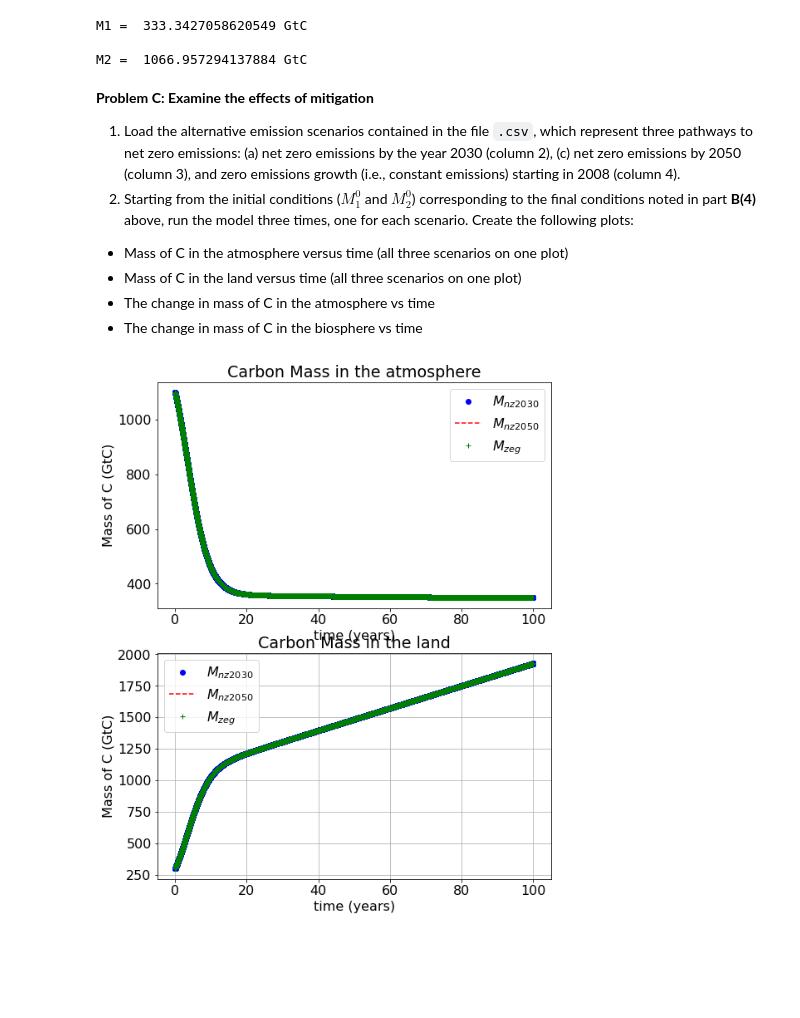
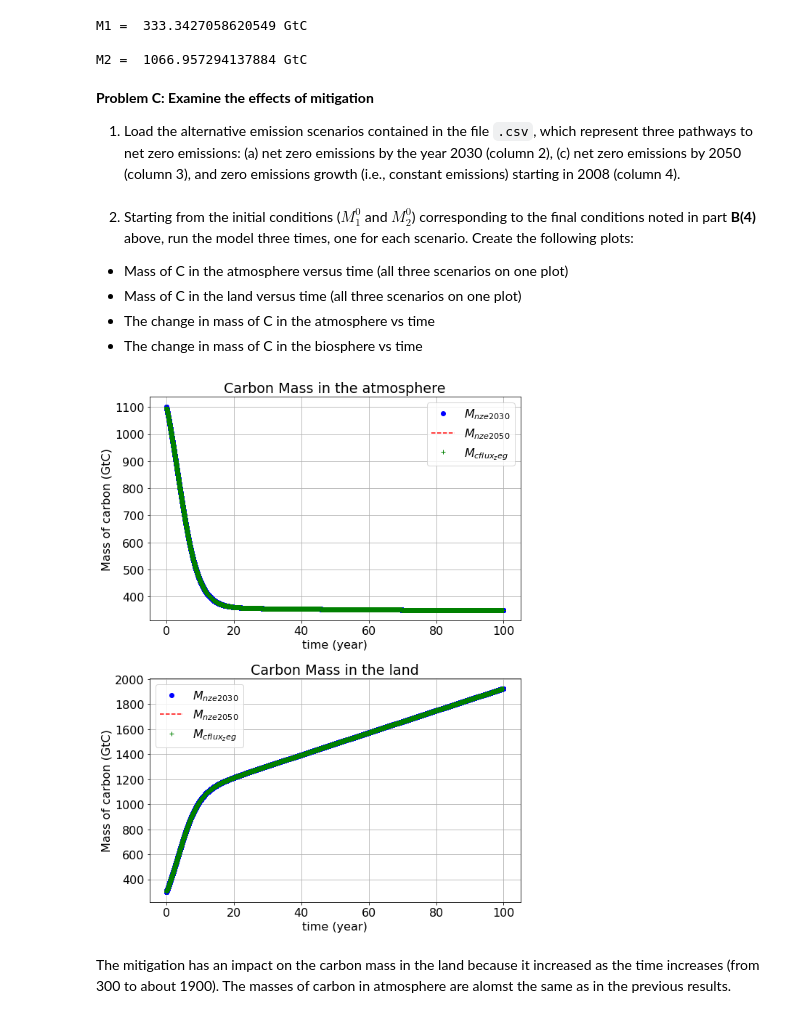
Before and after one commit to yao24/geos518-fall-2021, a Jupyter notebook: mod02/mod02-CarbonModel-Assignment.ipynb, the cells around one changed output. Cells and saved outputs as stored; diff of their text form; code cells hidden in the pictures; blank space fills up the shorter version.

```diff
--- a/mod02/mod02-CarbonModel-Assignment.ipynb
+++ b/mod02/mod02-CarbonModel-Assignment.ipynb
@@ -282,10 +306,21 @@ print('M2 = ',M2[-1],'GtC')
 M1 =  333.3427058620549 GtC
 
 M2 =  1066.957294137884 GtC
+# %% [markdown]
+__Problem C: Examine the effects of mitigation__
+
+1. Load the alternative emission scenarios contained in the file `.csv`, which represent three pathways to net zero emissions: (a) net zero emissions by the year 2030 (column 2), (c) net zero emissions by 2050 (column 3), and zero emissions growth (i.e., constant emissions) starting in 2008 (column 4).
+# %%
+# Load the alternative emission data
+future_emissions_file = 'EmissionsMitigationScenarios.2008_2100.csv'
+
+data = np.loadtxt(future_emissions_file, delimiter=',', skiprows=1)
+
+year = data[:,0]                 # Years
+cflux_nze2030 = data[:,1]        # Net zero emissions by the year 2030
+cflux_nze2050 = data[:,2]        # Net zero emissions by the year 2030
+cflux_zeg = data[:,3]            # Zero emissions growth starting in 2008
 # %% [markdown]
-__Problem C: Examine the effects of mitigation__
-
-1. Load the alternative emission scenarios contained in the file `.csv`, which represent three pathways to net zero emissions: (a) net zero emissions by the year 2030 (column 2), (c) net zero emissions by 2050 (column 3), and zero emissions growth (i.e., constant emissions) starting in 2008 (column 4).
 2. Starting from the initial conditions ($M_1^0$ and $M_2^0$) corresponding to the final conditions noted in part __B(4)__ above, run the model three times, one for each scenario. Create the following plots:
 
   * Mass of C in the atmosphere versus time (all three scenarios on one plot)
@@ -303,35 +330,43 @@ cflux_zeg = data[:,3]
 # %%
-cflux1 = np.interp(t, year, cflux_nz2030) #interpolate year and cflux values
-cflux2 = np.interp(t, year, cflux_nz2050)
+# Interpolate year and cflux values to run the model for each scenario
+cflux1 = np.interp(t, year, cflux_nze2030)
+cflux2 = np.interp(t, year, cflux_nze2050)
 cflux3 = np.interp(t, year, cflux_zeg)
 
+# call of the function boxCarbonModel to compute the carbon mass in atmosphere and biosphere
 M1_1, M2_1 = boxCarbonModel_source(Nt,M1i,M2i,k12,k21,dt,cflux1)
 M1_2, M2_2 = boxCarbonModel_source(Nt,M1i,M2i,k12,k21,dt,cflux2)
 M1_3, M2_3 = boxCarbonModel_source(Nt,M1i,M2i,k12,k21,dt,cflux3)
 # %%
 plt.figure(figsize=(8.5,11))
 plt.rcParams.update({'font.size': 16})
 
+# Plot mass of carbon in atmosphere vs time for each scenario
 plt.subplot(2,1,1)
-plt.plot(t,M1_1,'bo', label='$M_{nz2030}$')
-plt.plot(t,M1_2,'r--', label='$M_{nz2050}$')
-plt.plot(t,M1_3,'g+', label='$M_{zeg}$')
-plt.ylabel('Mass of C (GtC)')
-plt.xlabel('time (years)')
-plt.title('Carbon Mass in the atmosphere')
-plt.legend()
-
-plt.subplot(2,1,2)
-plt.plot(t,M2_1,'bo', label='$M_{nz2030}$')
-plt.plot(t,M2_2,'r--', label='$M_{nz2050}$')
-plt.plot(t,M2_3,'g+', label='$M_{zeg}$')
-plt.ylabel('Mass of C (GtC)')
-plt.xlabel('time (years)')
-plt.title('Carbon Mass in the land')
+plt.plot(t,M1_1,'bo', label='$M_{nze2030}$')    # Plot corresponding to the net zero emissions by the year 2030
+plt.plot(t,M1_2,'r--', label='$M_{nze2050}$')   # Plot corresponding to the net zero emissions by the year 2050
+plt.plot(t,M1_3,'g+', label='$M_{cflux_zeg}$')  # Plot cooresponding to zero emissions growth
+plt.ylabel('Mass of carbon (GtC)')              # y-label
+plt.xlabel('time (year)')                       # x-label
+plt.title('Carbon Mass in the atmosphere')      # title
 plt.legend()
 plt.grid()
+
+# Plot mass of carbon in land vs time for each scenario
+plt.subplot(2,1,2)
+plt.plot(t,M2_1,'bo', label='$M_{nze2030}$')   # Plot corresponding to the net zero emissions by the year 2030
+plt.plot(t,M2_2,'r--', label='$M_{nze2050}$')  # Plot corresponding to the net zero emissions by the year 2050
+plt.plot(t,M2_3,'g+', label='$M_{cflux_zeg}$') # Plot cooresponding to zero emissions growth
+plt.ylabel('Mass of carbon (GtC)')             # y-label
+plt.xlabel('time (year)')                      # x-label
+plt.title('Carbon Mass in the land')           # title
+plt.legend()
+plt.grid()
+plt.tight_layout()
 # %% [output]
-[figure, old version]
+[figure, new version]
+# %% [markdown]
+The mitigation has an impact on the carbon mass in the land because it increased as the time increases (from 300 to about 1900). The masses of carbon in atmosphere are alomst the same as in the previous results.
 # %%
 plt.figure(figsize=(8.5,11))
 plt.rcParams.update({'font.size': 16})
```
Also changed, not shown: parts of 22 cells of this notebook, 1 other file.
